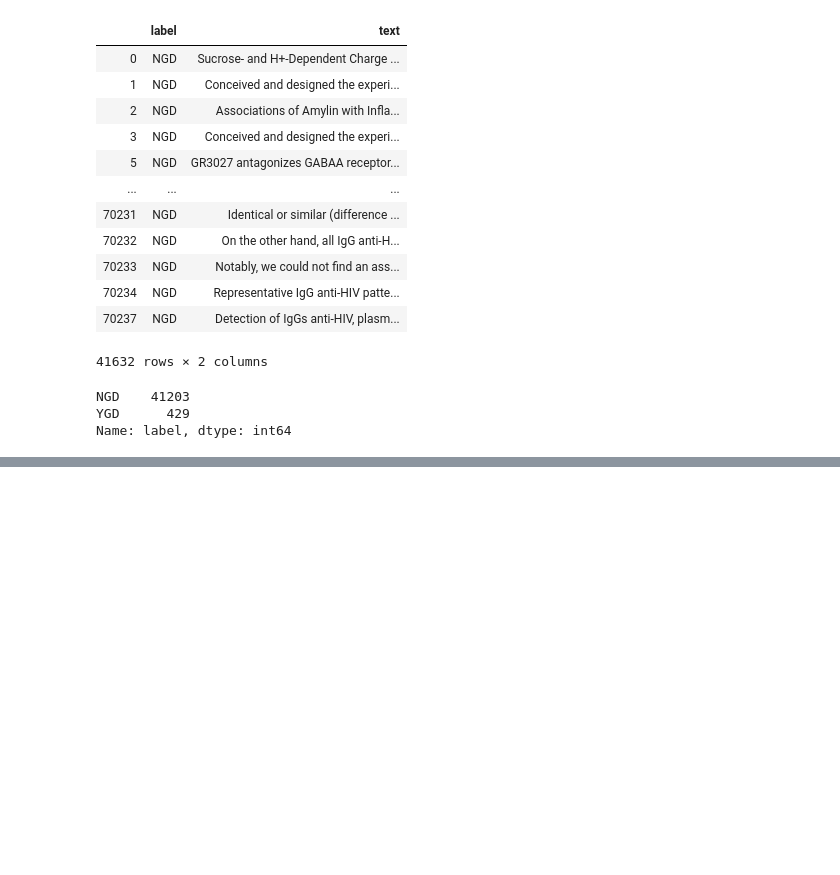
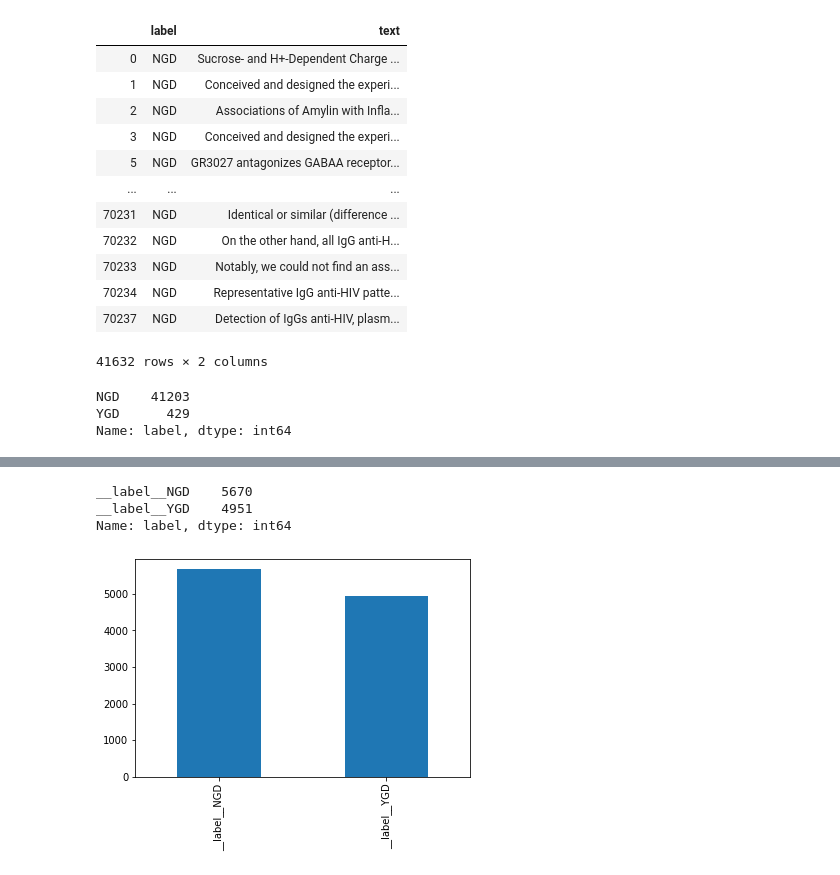
Before and after one commit to tsantosh7/Unsupervised-Supervised-Protein-Genes-Diseases-Organisms-Extraction, a Jupyter notebook: Contextual Character Embeddings-Associations.ipynb, the cells around one changed output, grey strips where cells are left out. Drawn from its saved outputs; the diff is of its cells as text; code cells hidden in the pictures; blank space fills up the shorter version.

```diff
--- a/Contextual Character Embeddings-Associations.ipynb
+++ b/Contextual Character Embeddings-Associations.ipynb
@@ -136,0 +115,4 @@ data.head(10)
+# %%
+associations_combined= YGD_combined.append(NGD_combined_)
+associations_combined = associations_combined[['label','text']]
+associations_combined.head(10)
@@ -137,7 +133,22 @@ data.head(10)
 # %%
+from sklearn.model_selection import train_test_split
+
 data_loc = '/nfs/gns/literature/Santosh_Tirunagari/EBI standard Dataset/processed_datasets/'
 
+data = associations_combined
 data['label'] = '__label__' + data['label'].astype(str)
-data.iloc[0:int(len(data)*0.8)].to_csv(data_loc+'train.csv', sep='\t', index = False, header = False)
-data.iloc[int(len(data)*0.8):int(len(data)*0.9)].to_csv(data_loc+'test.csv', sep='\t', index = False, header = False)
-data.iloc[int(len(data)*0.9):].to_csv(data_loc+'dev.csv', sep='\t', index = False, header = False);
+# data.iloc[0:int(len(data)*0.8)].to_csv(data_loc+'train.csv', sep='\t', index = False, header = False)
+# data.iloc[int(len(data)*0.8):int(len(data)*0.9)].to_csv(data_loc+'test.csv', sep='\t', index = False, header = False)
+# data.iloc[int(len(data)*0.9):].to_csv(data_loc+'dev.csv', sep='\t', index = False, header = False);
+
+df_train, df_valid = train_test_split(data, test_size=0.1, stratify=data['label'])
+df_train, df_test = train_test_split(df_train, test_size=0.1, stratify=df_train['label'])
+# %%
+labels_count = df_train['label'].value_counts()
+labels_count.plot(kind="bar")
+print(df_train['label'].value_counts())
+# %% [output]
+__label__NGD    5670
+__label__YGD    4951
+Name: label, dtype: int64
+[figure, added]
```
Also changed, not shown: parts of 15 cells of this notebook, 6 other files.
